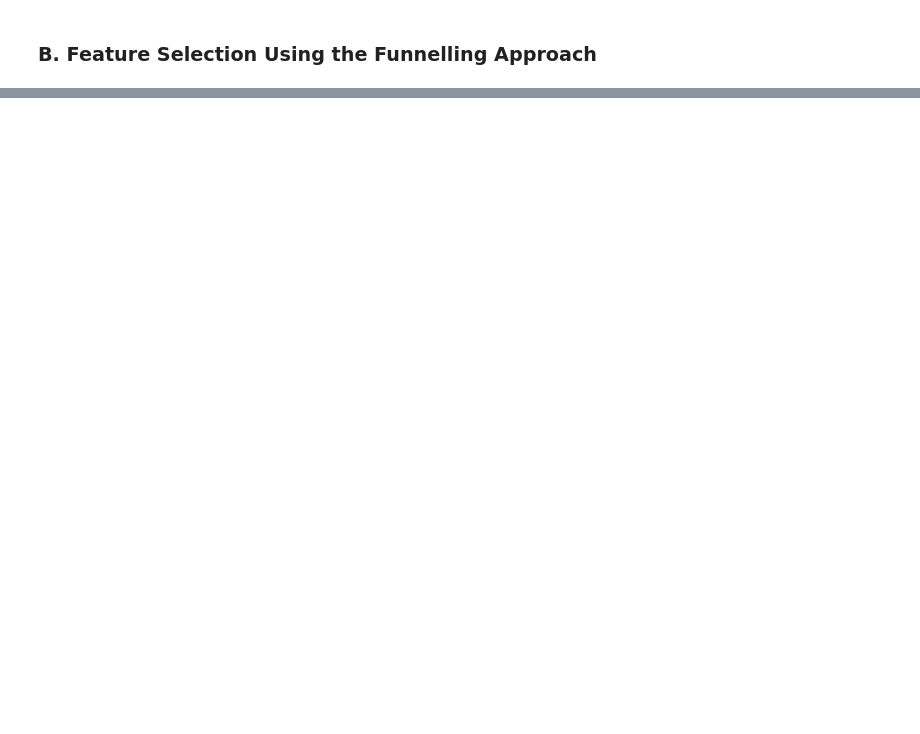
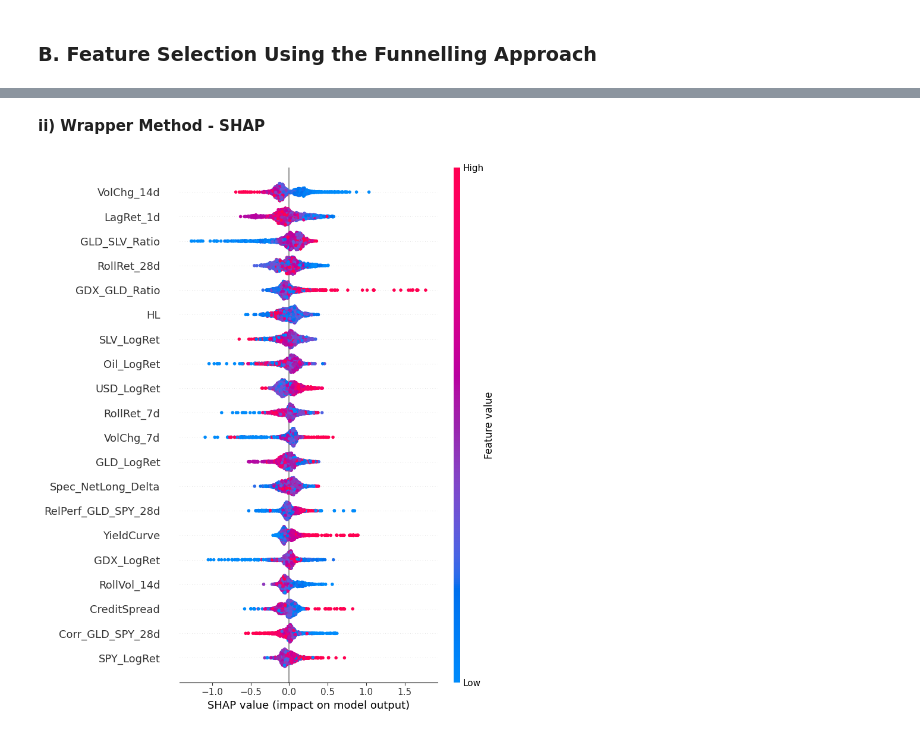
Before and after one commit to jade-lam/CQF, a Jupyter notebook: CQF_Exam_3.ipynb, the cells around one changed output, grey strips where cells are left out. Saved outputs shown, nothing was run; the diff lists cells and outputs as text; code cells hidden in the pictures; blank space fills up the shorter version.

```diff
--- a/CQF_Exam_3.ipynb
+++ b/CQF_Exam_3.ipynb
@@ -1154,0 +1098,22 @@ Name: count, dtype: int64
+# %%
+# Identify pairs above threshold of 85% - highly correlated pairs
+threshold = 0.85
+upper = corr_matrix.where(np.triu(np.ones(corr_matrix.shape), k=1).astype(bool))
+
+# Find columns to drop
+to_drop_corr = [column for column in upper.columns if any(upper[column] > threshold)]
+
+# Display correlated pairs for justification
+print(f"\nCorrelation threshold: {threshold}")
+print(f"Features flagged for removal: {len(to_drop_corr)}")
+print(f"Features dropped: {to_drop_corr}\n")
+
+# Show the specific pairs that triggered each drop
+for col in to_drop_corr:
+    correlated_with = upper.index[upper[col] > threshold].tolist()
+    for pair in correlated_with:
+        print(f"  {col}  <->  {pair}  (|ρ| = {corr_matrix.loc[pair, col]:.3f})")
+
+# Drop and update feature set
+X_filtered = X.drop(columns=to_drop_corr)
+print(f"\nFeatures remaining after correlation filter: {X_filtered.shape[1]}")
@@ -1154,0 +1138,25 @@ Name: count, dtype: int64
+# %% [markdown]
+**ii) Wrapper Method - SHAP**
+# %%
+# Train XGBoost on the post-correlation feature set
+# Default hyperparameters are used intentionally — tuning is deferred to Part C
+sample_weights_shap = compute_sample_weight(class_weight='balanced', y=y)
+
+xgb_shap = XGBClassifier(
+    n_estimators=200,
+    max_depth=4,
+    learning_rate=0.1,
+    verbosity=0,
+    eval_metric='logloss',
+    random_state=42
+)
+xgb_shap.fit(X_filtered, y, sample_weight=sample_weights_shap)
+
+# Compute SHAP values
+explainer = shap.TreeExplainer(xgb_shap)
+shap_values = explainer.shap_values(X_filtered)
+# %%
+# Beeswarm plot — shows direction + magnitude of each feature's impact
+shap.summary_plot(shap_values, X_filtered, show=True)
+# %% [output]
+[figure, added]
```
Also changed, not shown: parts of 48 cells of this notebook.
